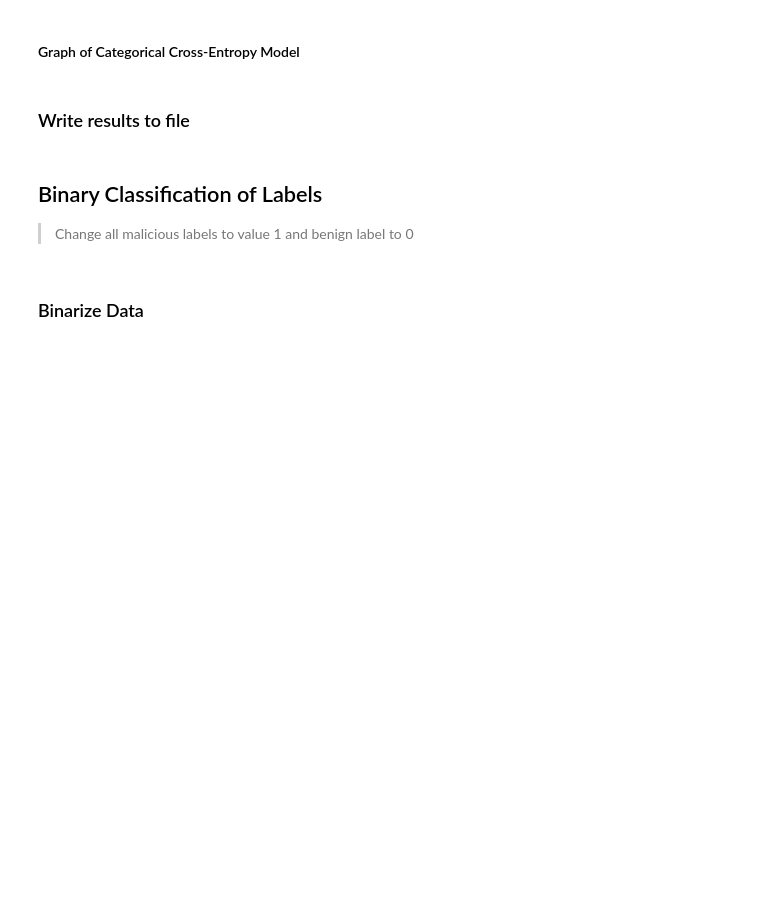
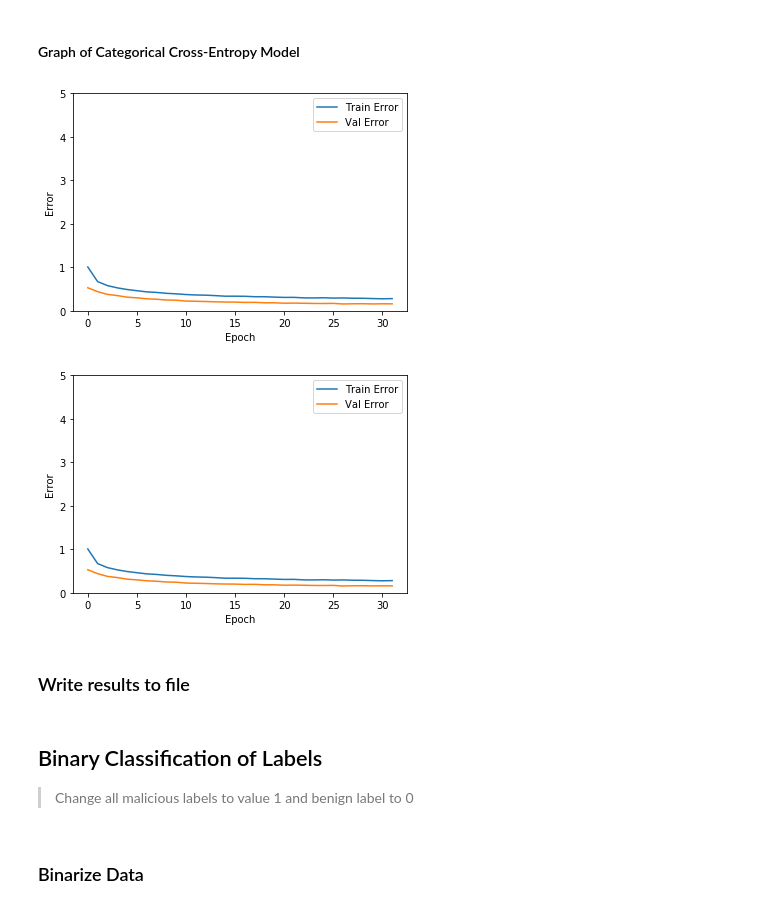
Before and after one commit to Colorado-Mesa-University-Cybersecurity/DeepLearning-MaliciousURLs, a Jupyter notebook: Keras-Tensorflow-Experiments.ipynb, the cells around one changed output. Saved outputs shown, nothing was run; the diff lists cells and outputs as text; code cells hidden in the pictures; blank space fills up the shorter version.

```diff
--- a/Keras-Tensorflow-Experiments.ipynb
+++ b/Keras-Tensorflow-Experiments.ipynb
@@ -216,11 +241,9 @@ def experiment(dataframe, early=False):
 
     global end_time
     end_time = time.time() - start_time
-    remain_seconds = 60%end_time
-
-    global Minutes
+    TimeSetup = str(datetime.timedelta(seconds=end_time))
     Minutes = int(end_time/60)
-    print("Time to complete {} min {} sec".format(Minutes, end_time))
+    print("Time to complete {} [hour:min:sec]".format(TimeSetup))
 
     return model, history, X, encoded_y
 # %% [markdown]
@@ -526,6 +822,11 @@ sn.heatmap(cm, annot=True, fmt='g', cmap='Blues', xticklabels=['Defacement','Ben
 plotAccuracy('Categorical Model Accuracy')
 # %%
 plotLoss('Categorical Model Loss')
+# %%
+plot_Experiment(history, 5)
+# %% [output]
+[figure, added]
+[figure, added]
 # %% [markdown]
 ### Write results to file
 # %%
```
Also changed, not shown: parts of 34 cells of this notebook.
